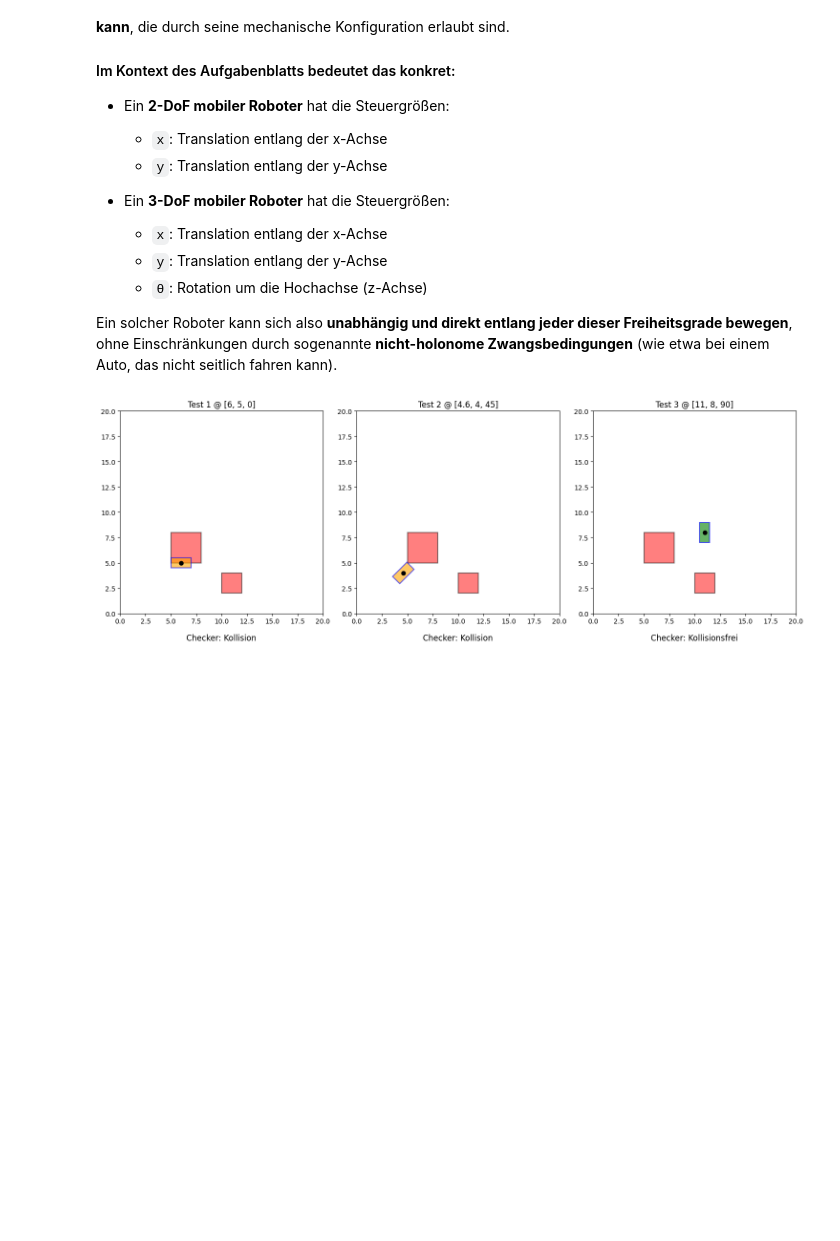
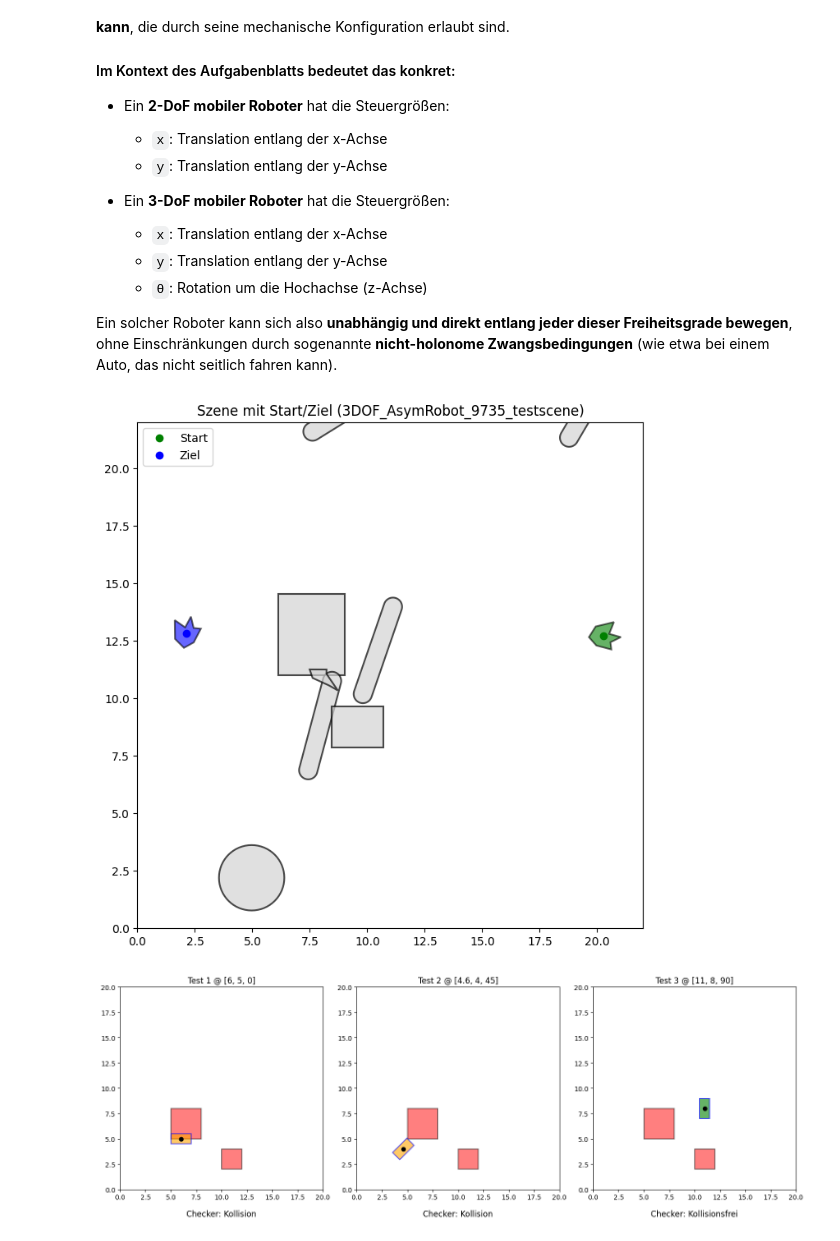
Before and after one commit to martin20032001/mobileRoboter, a Jupyter notebook: notebooks/mobileRoboter.ipynb, the cells around one changed output. Saved outputs shown, nothing was run; the diff lists cells and outputs as text; code cells hidden in the pictures; blank space fills up the shorter version.

```diff
--- a/notebooks/mobileRoboter.ipynb
+++ b/notebooks/mobileRoboter.ipynb
@@ -21,18 +21,49 @@ Ein **Roboter ist holonom**, wenn er sich **jederzeit in alle Richtungen des Kon
 
 Ein solcher Roboter kann sich also **unabhängig und direkt entlang jeder dieser Freiheitsgrade bewegen**, ohne Einschränkungen durch sogenannte **nicht-holonome Zwangsbedingungen** (wie etwa bei einem Auto, das nicht seitlich fahren kann).
 # %%
-from HelperFunction import SceneBuilder, update_scene
-from shapely.geometry import Polygon, Point
-import ipywidgets as widgets
+import matplotlib.pyplot as plt
+from HelperFunction import transform_robot, plot_geometries
+from IPTestSuiteMR import create_random_benchmark
 
-# Szene anlegen und Hindernisse hinzufügen
-scene = SceneBuilder()
-scene.add_obstacle('wall', Polygon([(2,2),(18,2),(18,3),(2,3)]))
-scene.add_obstacle('pillar', Point(10,10).buffer(1.5))
+RbenchList = []
+random_benchmark = create_random_benchmark(name_prefix="testscene", dof=3)
+RbenchList.append(random_benchmark)
 
-# Interaktive Darstellung
-slider = widgets.IntSlider(value=5, min=1, max=99, step=1, description='Anzahl:')
-widgets.interact(lambda n: update_scene(scene, n), n=slider)
+# Benchmark aus RbenchList laden
+benchmark = RbenchList[0]
+checker = benchmark.collisionChecker
+scene = checker.scene
+robot_shape = checker.robot_shape
+start = benchmark.startList[0]
+goal = benchmark.goalList[0]
+dof = len(start)
+
+# Roboter transformieren
+robot_start = transform_robot(start, robot_shape)
+robot_goal = transform_robot(goal, robot_shape)
+
+# Plot erstellen
+fig, ax = plt.subplots(figsize=(8, 8))
+ax.set_aspect('equal')
+ax.set_xlim(checker.limits[0])
+ax.set_ylim(checker.limits[1])
+ax.set_title(f"Szene mit Start/Ziel ({benchmark.name})")
+
+# Hindernisse zeichnen
+plot_geometries(ax, scene.values(), facecolor='lightgray', edgecolor='black', alpha=0.7)
+
+# Roboterpositionen zeichnen
+plot_geometries(ax, [robot_start], facecolor='green', edgecolor='black', alpha=0.6)
+plot_geometries(ax, [robot_goal], facecolor='blue', edgecolor='black', alpha=0.6)
+
+# Position markieren
+ax.plot(start[0], start[1], 'go', label='Start')
+ax.plot(goal[0], goal[1], 'bo', label='Ziel')
+ax.legend()
+
+plt.show()
+# %% [output]
+[figure, added]
 # %%
 from HelperFunction import SceneBuilder, plot_collision_tests
 from shapely.geometry import box
```
Also changed, not shown: parts of 7 cells of this notebook, 10 other files.
